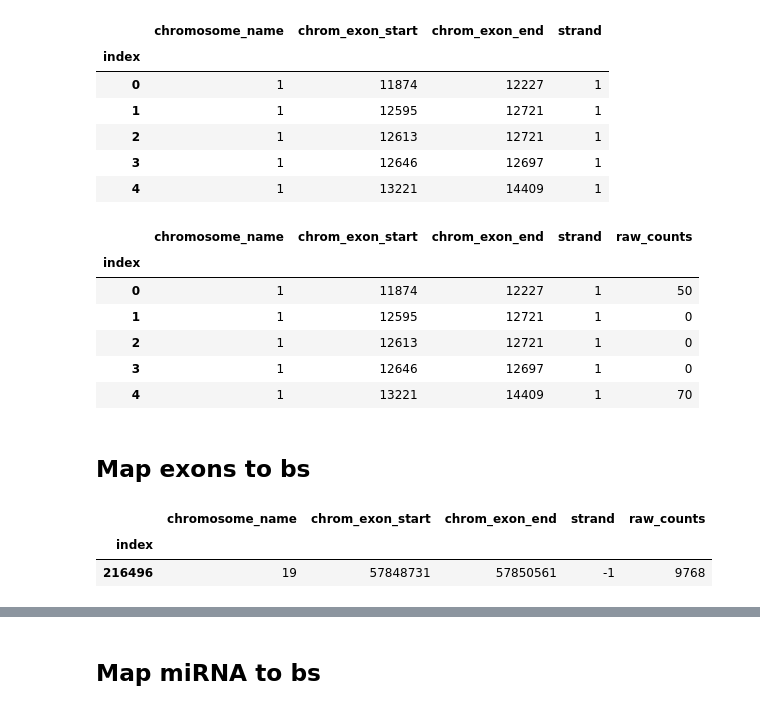
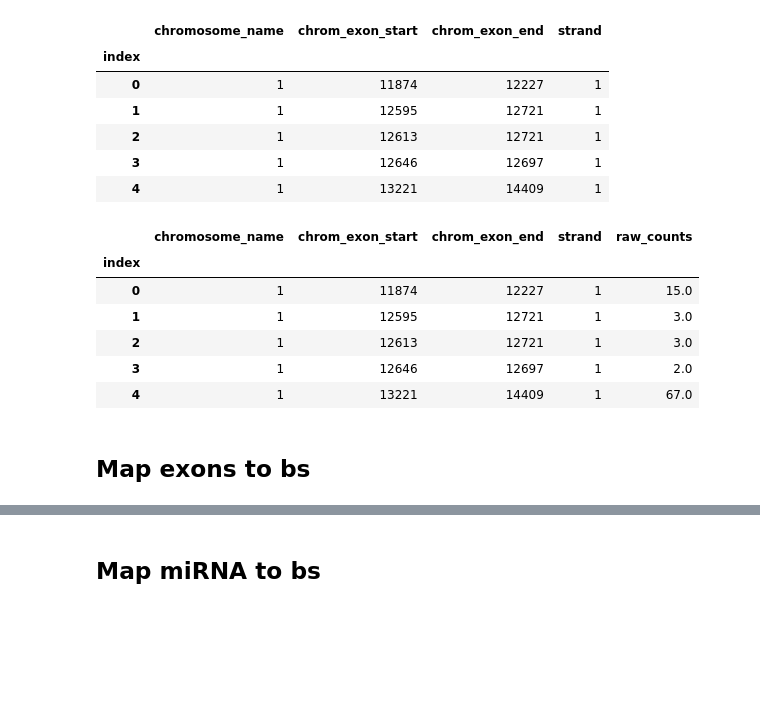
Before and after one commit to lenamariahackl/alt-splicing-mirna-reg, a Jupyter notebook: elastic_net.ipynb, the cells around one changed output, grey strips where cells are left out. Drawn from its saved outputs; the diff is of its cells as text; code cells hidden in the pictures; blank space fills up the shorter version.

```diff
--- a/elastic_net.ipynb
+++ b/elastic_net.ipynb
@@ -306,8 +276,8 @@ path = 'intermed_save'
 # %%
 #load dictionaries from file
 import pickle
-#with open(path_gdc+'miRNA/all_mirna_dfs.pkl', 'rb') as handle:
- #   all_mirna_dfs = pickle.load(handle)
+with open(path_gdc+'miRNA/all_mirna_dfs.pkl', 'rb') as handle:
+    all_mirna_dfs = pickle.load(handle)
 with open(path_gdc+'exon/all_exon_dfs.pkl', 'rb') as handle:
     all_exon_dfs = pickle.load(handle)
 print(len(all_exon_dfs),len(all_mirna_dfs))
@@ -316,10 +286,9 @@ print(len(all_exon_dfs),len(all_mirna_dfs))
 # %%
-#for every case do
+#TODO for every case do
 #for _,row in df_exons.iterrows():
 #case_id =  row['cases.0.case_id']
 
-case_id = '24ea3cd5-c2e6-44f7-9658-78af7befeef7'
-
+case_id = 'unc.edu.84675636-1d8c-474a-a4bf-baffcc36b5bf'
 important_counts = df_main[['bs_id','miRNA','mRNA','chrom_bs_start','chrom_bs_end']].copy()
 important_counts = important_counts.merge(df_gene[['ensembl_transcript_id','chromosome_name','strand']], left_on='mRNA', right_on='ensembl_transcript_id', how='left')
 important_counts[['chromosome_name','strand','miRNA','mRNA']] = important_counts[['chromosome_name','strand','miRNA','mRNA']].astype('str').astype('category')
@@ -391,7 +298,9 @@ df_exon #
+# %%
+exon_counts = all_exon_dfs[case_id]
 # %%
 #write exoncounts to BED file for translating GRCh37 to GRCh38
 
-file = open('chrom_pos_hg19.bed', 'w')
+file = open('chrom_pos_hg19_'+primary_site+'.bed', 'w')
 for row in exon_counts.iterrows():
     line = row[0]
     sep = '\t'
@@ -420,25 +339,18 @@ df_liftover.head()
 | 3 | 1 | 12646 | 12697 | 1 |
 | 4 | 1 | 13221 | 14409 | 1 |
 # %%
-# changes of old to new df
+# changes of exon_counts (GRCh37) to new_exon_counts(GRCh38)
 new_exon_counts = df_liftover.join(exon_counts,rsuffix='r',lsuffix='l')#['raw_counts'])
-new_exon_counts[(new_exon_counts.chrom_exon_startr != new_exon_counts.chrom_exon_startl)&(new_exon_counts.chrom_exon_startr != new_exon_counts.chrom_exon_endl)]
+#print('indices, which got lost during translation with liftover:',set(range(239885))-set(new_exon_counts.index))
 new_exon_counts = df_liftover.join(exon_counts['raw_counts'])
 new_exon_counts.head()
 # %% [output]
 |  | chromosome_name | chrom_exon_start | chrom_exon_end | strand | raw_counts |
 | index |  |  |  |  |  |
-| 0 | 1 | 11874 | 12227 | 1 | 50 |
-| 1 | 1 | 12595 | 12721 | 1 | 0 |
-| 2 | 1 | 12613 | 12721 | 1 | 0 |
-| 3 | 1 | 12646 | 12697 | 1 | 0 |
-| 4 | 1 | 13221 | 14409 | 1 | 70 |
+| 0 | 1 | 11874 | 12227 | 1 | 15.0 |
+| 1 | 1 | 12595 | 12721 | 1 | 3.0 |
+| 2 | 1 | 12613 | 12721 | 1 | 3.0 |
+| 3 | 1 | 12646 | 12697 | 1 | 2.0 |
+| 4 | 1 | 13221 | 14409 | 1 | 67.0 |
 # %% [markdown]
 ## Map exons to bs
-# %%
-new_exon_counts[(exon_counts.chromosome_name == '19') & (exon_counts.strand == '-1') & (exon_counts.chrom_exon_start > 58361900) & (exon_counts.chrom_exon_start < 58362900)] #& ( exon_counts.chrom_exon_start < 58352300 )]
-#exon_counts.head() #1830 #58,354,357-58,362,848
-# %% [output]
-|  | chromosome_name | chrom_exon_start | chrom_exon_end | strand | raw_counts |
-| index |  |  |  |  |  |
-| 216496 | 19 | 57848731 | 57850561 | -1 | 9768 |
```
Also changed, not shown: parts of 47 cells of this notebook.
